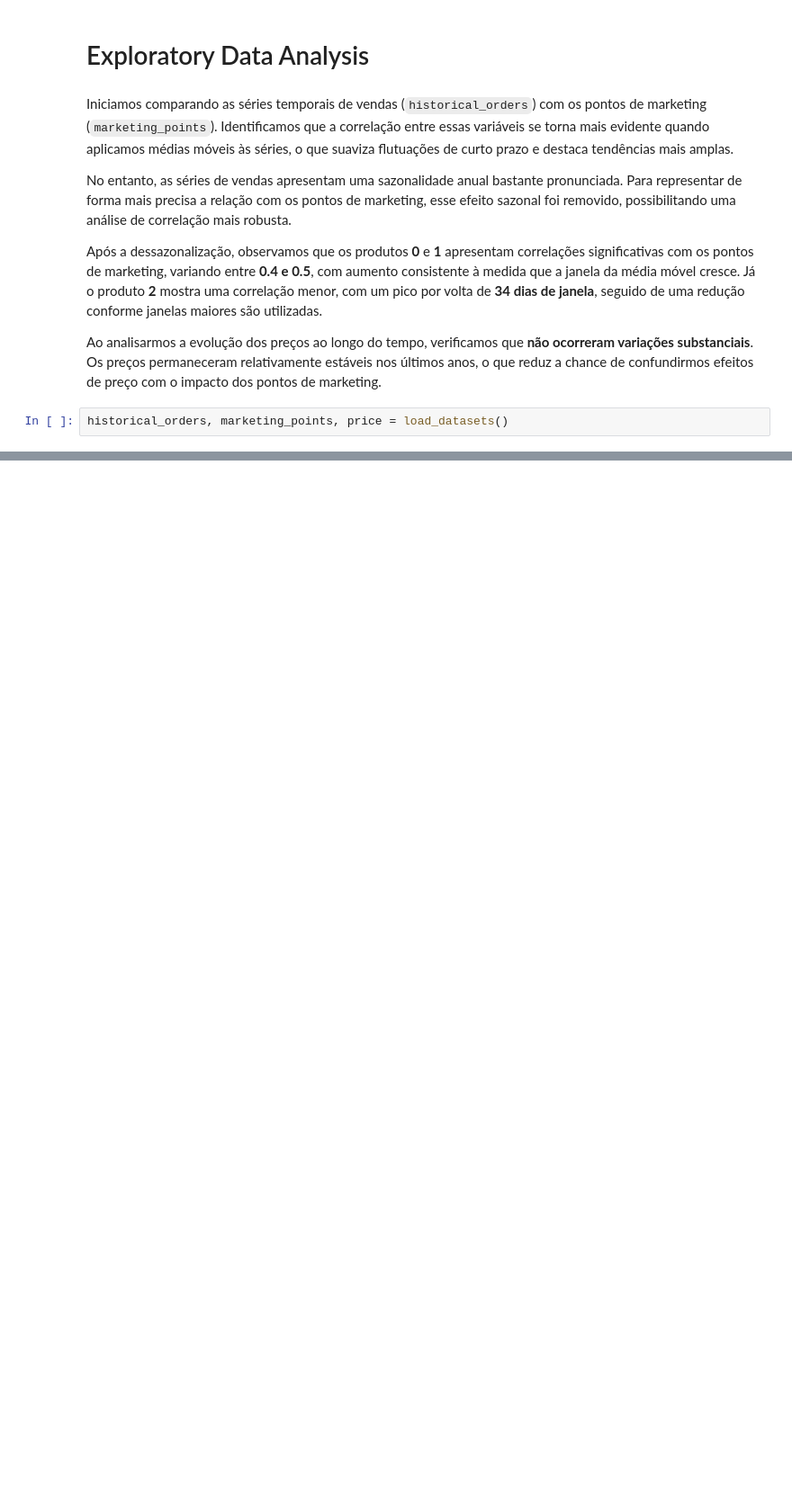
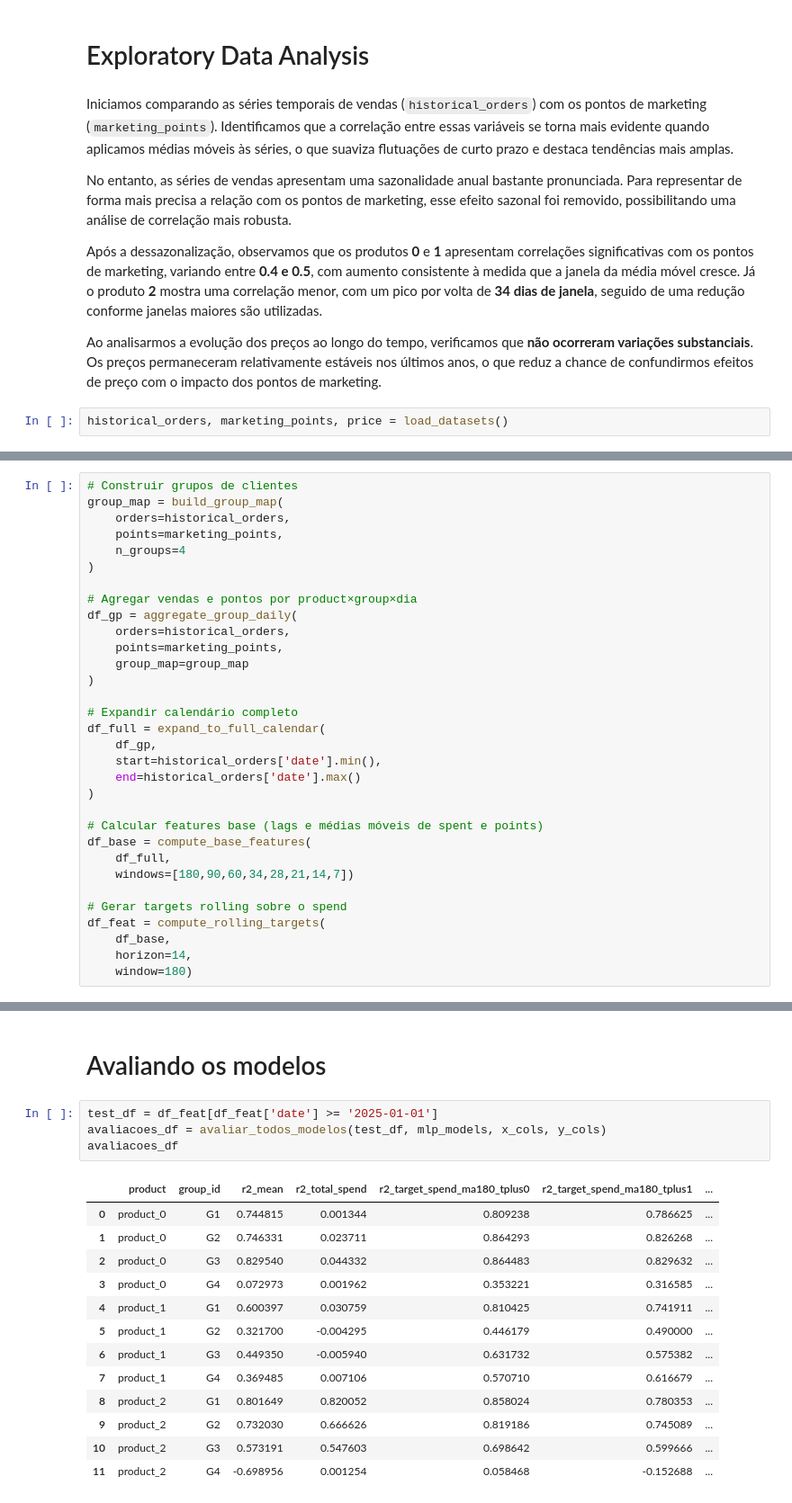
Before and after one commit to GGBF1991/desafio_mt2, a Jupyter notebook: main.ipynb, the cells around one changed output, grey strips where cells are left out. Shown at 90% size. Saved outputs shown, nothing was run; the diff lists cells and outputs as text; blank space fills up the shorter version.

```diff
--- a/main.ipynb
+++ b/main.ipynb
@@ -712,0 +126,32 @@ df_feat = compute_rolling_targets(
+# %%
+# Construir grupos de clientes
+group_map = build_group_map(
+    orders=historical_orders,
+    points=marketing_points,
+    n_groups=4
+)
+
+# Agregar vendas e pontos por product×group×dia
+df_gp = aggregate_group_daily(
+    orders=historical_orders,
+    points=marketing_points,
+    group_map=group_map
+)
+
+# Expandir calendário completo
+df_full = expand_to_full_calendar(
+    df_gp,
+    start=historical_orders['date'].min(),
+    end=historical_orders['date'].max()
+)
+
+# Calcular features base (lags e médias móveis de spent e points)
+df_base = compute_base_features(
+    df_full,
+    windows=[180,90,60,34,28,21,14,7])
+
+# Gerar targets rolling sobre o spend
+df_feat = compute_rolling_targets(
+    df_base,
+    horizon=14,
+    window=180)
@@ -1072 +237,21 @@ WARNING:tensorflow:5 out of the last 13 calls to <function TensorFlowTrainer.mak
+# %% [markdown]
+# Avaliando os modelos
+# %%
+test_df = df_feat[df_feat['date'] >= '2025-01-01']
+avaliacoes_df = avaliar_todos_modelos(test_df, mlp_models, x_cols, y_cols)
+avaliacoes_df
+# %% [output]
+|  | product | group_id | r2_mean | r2_total_spend | r2_target_spend_ma180_tplus0 | r2_target_spend_ma180_tplus1 | ... |
+| 0 | product_0 | G1 | 0.744815 | 0.001344 | 0.809238 | 0.786625 | ... |
+| 1 | product_0 | G2 | 0.746331 | 0.023711 | 0.864293 | 0.826268 | ... |
+| 2 | product_0 | G3 | 0.829540 | 0.044332 | 0.864483 | 0.829632 | ... |
+| 3 | product_0 | G4 | 0.072973 | 0.001962 | 0.353221 | 0.316585 | ... |
+| 4 | product_1 | G1 | 0.600397 | 0.030759 | 0.810425 | 0.741911 | ... |
+| 5 | product_1 | G2 | 0.321700 | -0.004295 | 0.446179 | 0.490000 | ... |
+| 6 | product_1 | G3 | 0.449350 | -0.005940 | 0.631732 | 0.575382 | ... |
+| 7 | product_1 | G4 | 0.369485 | 0.007106 | 0.570710 | 0.616679 | ... |
+| 8 | product_2 | G1 | 0.801649 | 0.820052 | 0.858024 | 0.780353 | ... |
+| 9 | product_2 | G2 | 0.732030 | 0.666626 | 0.819186 | 0.745089 | ... |
+| 10 | product_2 | G3 | 0.573191 | 0.547603 | 0.698642 | 0.599666 | ... |
+| 11 | product_2 | G4 | -0.698956 | 0.001254 | 0.058468 | -0.152688 | ... |
 # %% [markdown]
```
Also changed, not shown: parts of 23 cells of this notebook, 14 other files.
